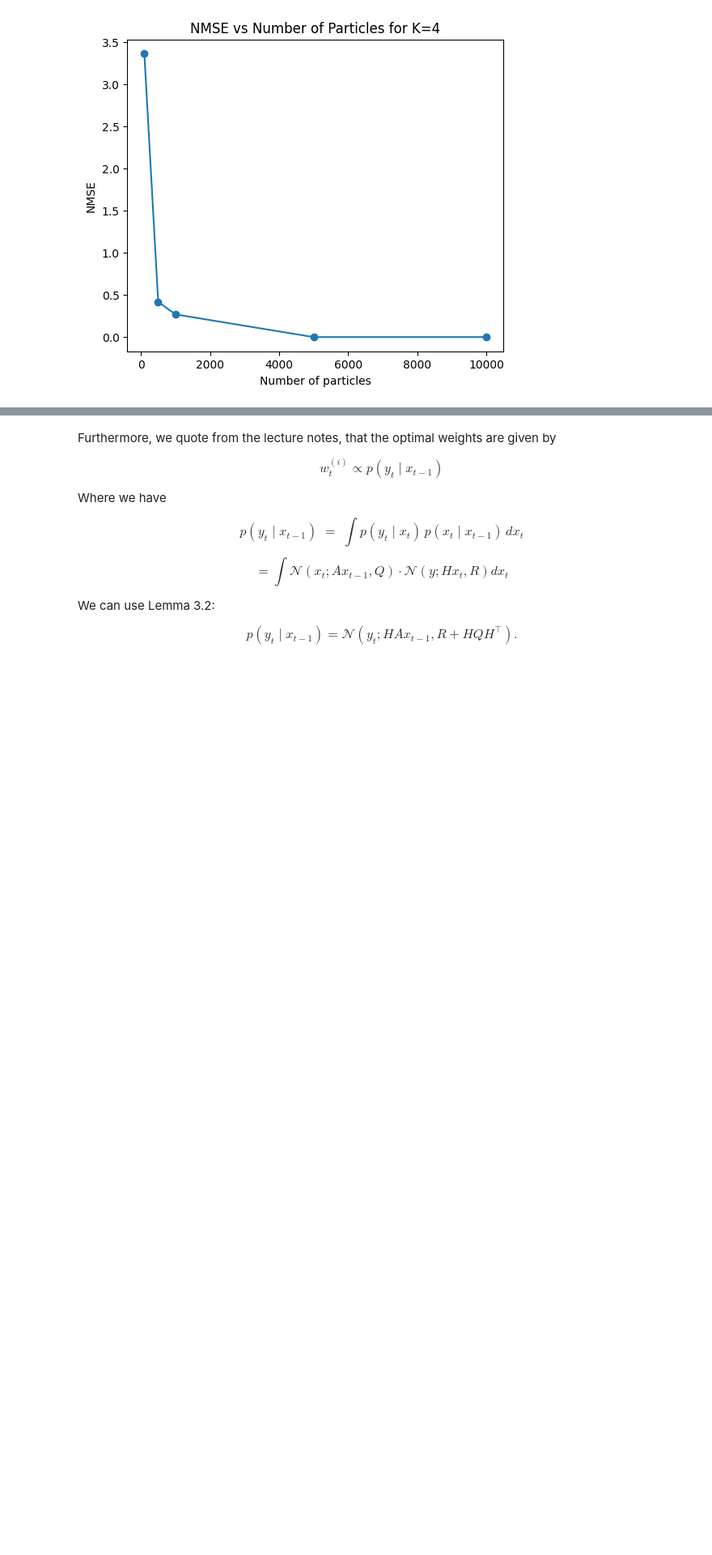
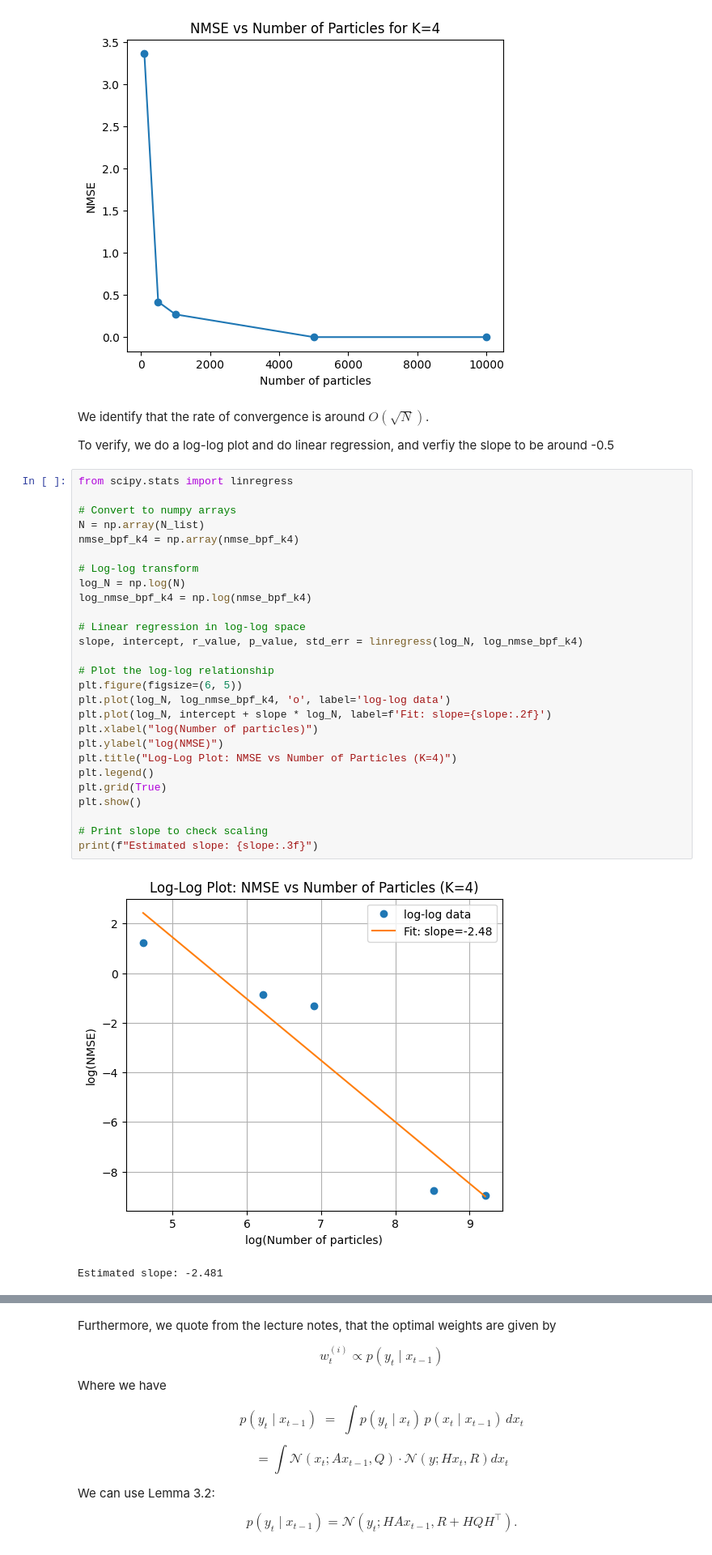
Before and after one commit to JackxTong/Stochastic-Simulation-Project, a Jupyter notebook: CW2_2025/cw.ipynb, the cells around one changed output, grey strips where cells are left out. Shown at 81% size. Drawn from its saved outputs; the diff is of its cells as text; blank space fills up the shorter version.

```diff
--- a/CW2_2025/cw.ipynb
+++ b/CW2_2025/cw.ipynb
@@ -584,3 +584,37 @@ plt.title("NMSE vs Number of Particles for K=4")
 # %% [output]
 Text(0.5, 1.0, 'NMSE vs Number of Particles for K=4')
 [figure]
+# %% [markdown]
+We identify that the rate of convergence is around $O(\sqrt{N})$.
+
+To verify, we do a log-log plot and do linear regression, and verfiy the slope to be around -0.5
+# %%
+from scipy.stats import linregress
+
+# Convert to numpy arrays
+N = np.array(N_list)
+nmse_bpf_k4 = np.array(nmse_bpf_k4)
+
+# Log-log transform
+log_N = np.log(N)
+log_nmse_bpf_k4 = np.log(nmse_bpf_k4)
+
+# Linear regression in log-log space
+slope, intercept, r_value, p_value, std_err = linregress(log_N, log_nmse_bpf_k4)
+
+# Plot the log-log relationship
+plt.figure(figsize=(6, 5))
+plt.plot(log_N, log_nmse_bpf_k4, 'o', label='log-log data')
+plt.plot(log_N, intercept + slope * log_N, label=f'Fit: slope={slope:.2f}')
+plt.xlabel("log(Number of particles)")
+plt.ylabel("log(NMSE)")
+plt.title("Log-Log Plot: NMSE vs Number of Particles (K=4)")
+plt.legend()
+plt.grid(True)
+plt.show()
+
+# Print slope to check scaling
+print(f"Estimated slope: {slope:.3f}")
+# %% [output]
+[figure, added]
+Estimated slope: -2.481
```
Also changed, not shown: parts of 1 cell of this notebook, 2 other files.
